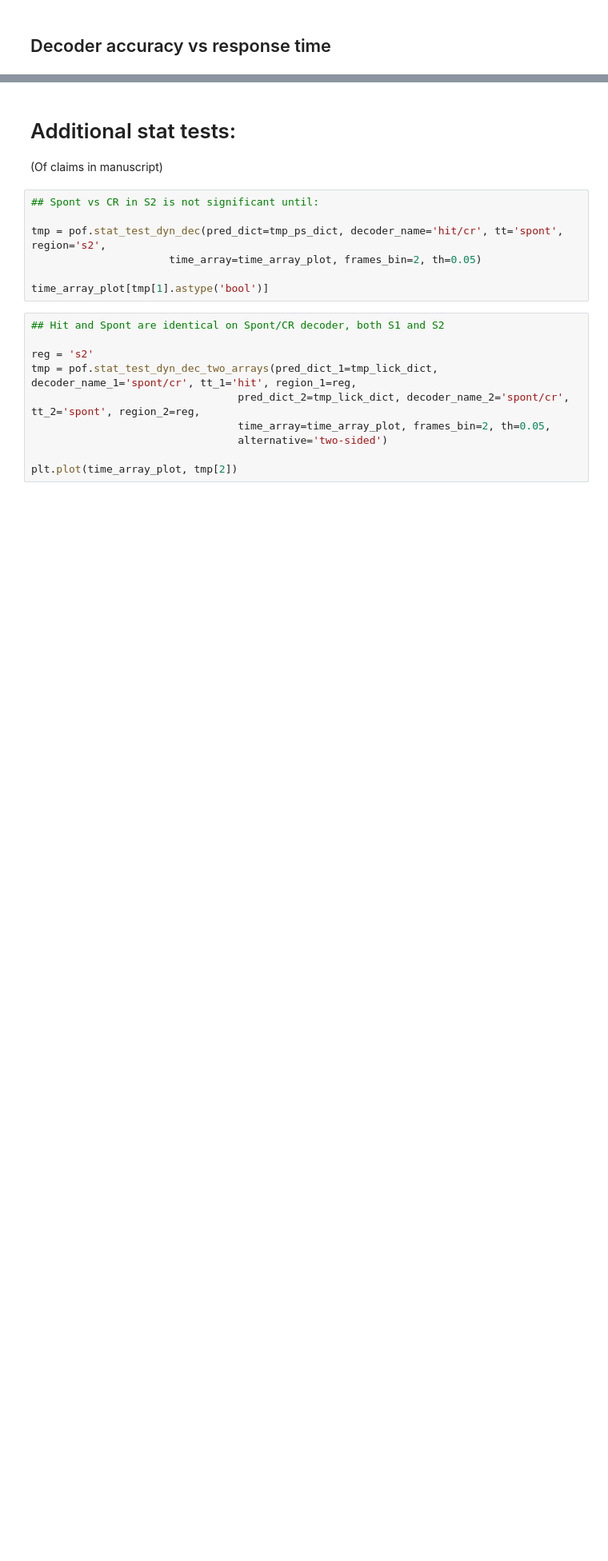
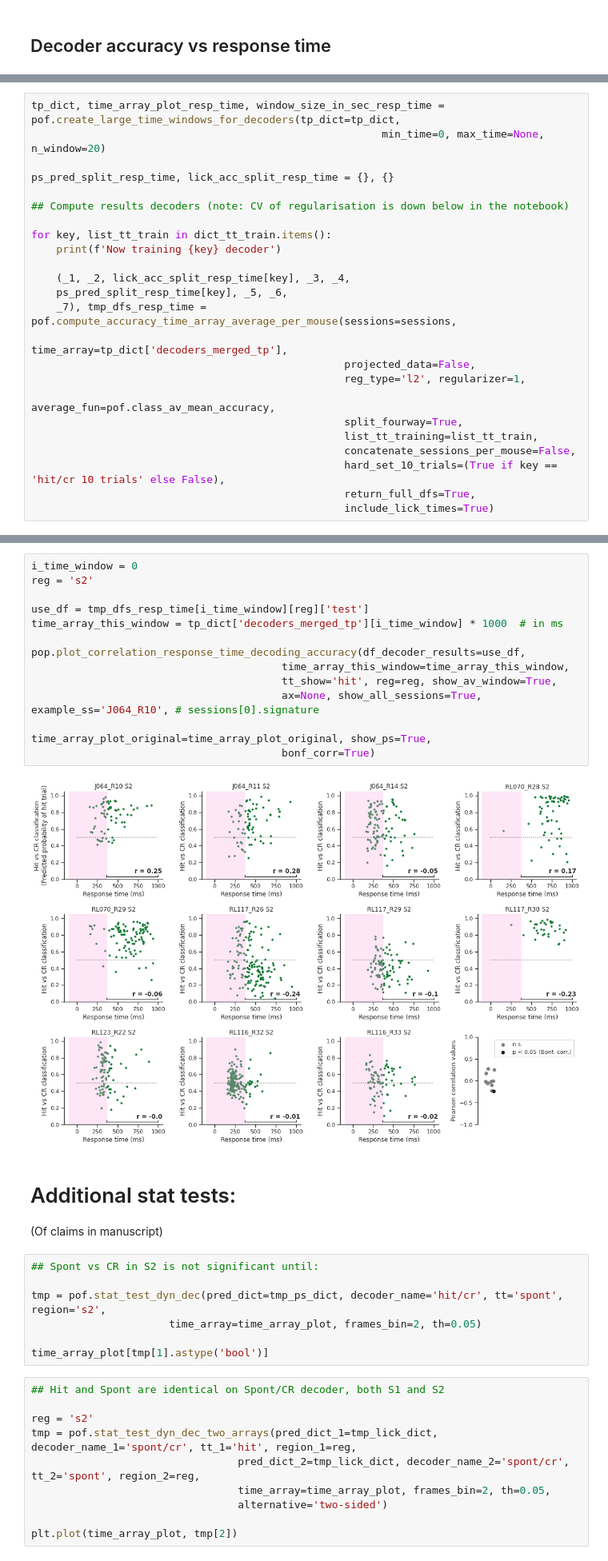
Before and after one commit to Packer-Lab/popping-off, a Jupyter notebook: notebooks/Paper Figures/Figure3.ipynb, the cells around one changed output, grey strips where cells are left out. Shown at 80% size. Saved outputs shown, nothing was run; the diff lists cells and outputs as text; blank space fills up the shorter version.

```diff
--- a/notebooks/Paper Figures/Figure3.ipynb
+++ b/notebooks/Paper Figures/Figure3.ipynb
@@ -425,0 +321,24 @@ curr_ax.legend(frameon=True)
+# %%
+tp_dict, time_array_plot_resp_time, window_size_in_sec_resp_time = pof.create_large_time_windows_for_decoders(tp_dict=tp_dict,
+                                                        min_time=0, max_time=None, n_window=20)
+
+ps_pred_split_resp_time, lick_acc_split_resp_time = {}, {}
+
+## Compute results decoders (note: CV of regularisation is down below in the notebook)
+
+for key, list_tt_train in dict_tt_train.items():
+    print(f'Now training {key} decoder')
+
+    (_1, _2, lick_acc_split_resp_time[key], _3, _4,
+    ps_pred_split_resp_time[key], _5, _6,
+    _7), tmp_dfs_resp_time = pof.compute_accuracy_time_array_average_per_mouse(sessions=sessions,
+                                                  time_array=tp_dict['decoders_merged_tp'],
+                                                  projected_data=False,
+                                                  reg_type='l2', regularizer=1,
+                                                  average_fun=pof.class_av_mean_accuracy,
+                                                  split_fourway=True,
+                                                  list_tt_training=list_tt_train,
+                                                  concatenate_sessions_per_mouse=False,
+                                                  hard_set_10_trials=(True if key == 'hit/cr 10 trials' else False),
+                                                  return_full_dfs=True,
+                                                  include_lick_times=True)
@@ -426,3 +348,18 @@ curr_ax.legend(frameon=True)
+# %%
+i_time_window = 0
+reg = 's2'
+
+use_df = tmp_dfs_resp_time[i_time_window][reg]['test']
+time_array_this_window = tp_dict['decoders_merged_tp'][i_time_window] * 1000  # in ms
+
+pop.plot_correlation_response_time_decoding_accuracy(df_decoder_results=use_df,
+                                        time_array_this_window=time_array_this_window,
+                                        tt_show='hit', reg=reg, show_av_window=True,
+                                        ax=None, show_all_sessions=True, example_ss='J064_R10', # sessions[0].signature
+                                        time_array_plot_original=time_array_plot_original, show_ps=True,
+                                        bonf_corr=True)
+# %% [output]
+[figure, added]
 # %% [markdown]
 # Additional stat tests:
 (Of claims in manuscript)
```
Also changed, not shown: parts of 7 cells of this notebook, 3 other files.
